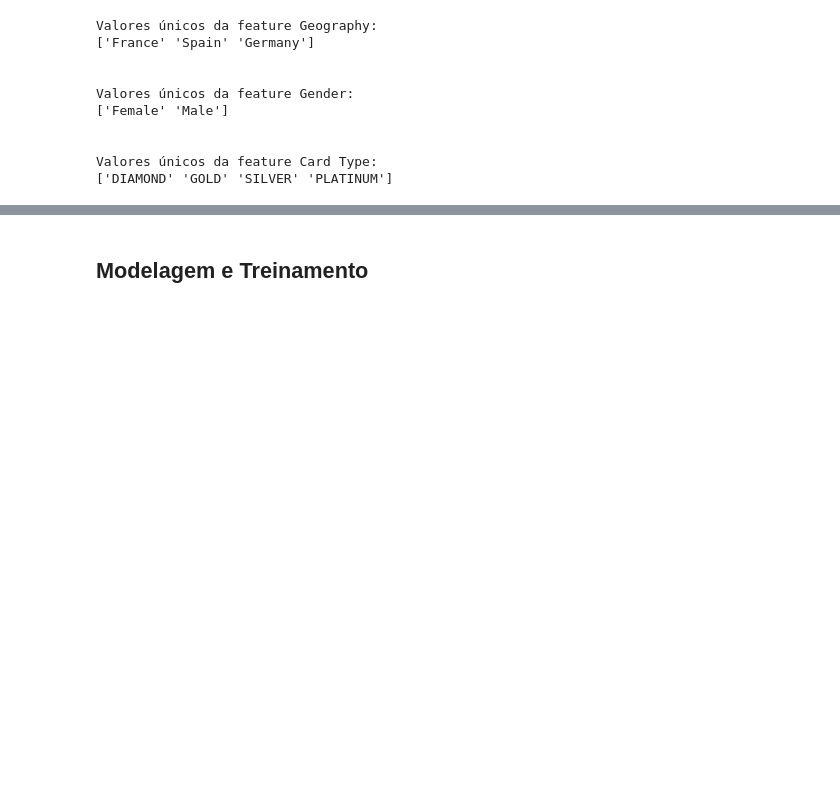
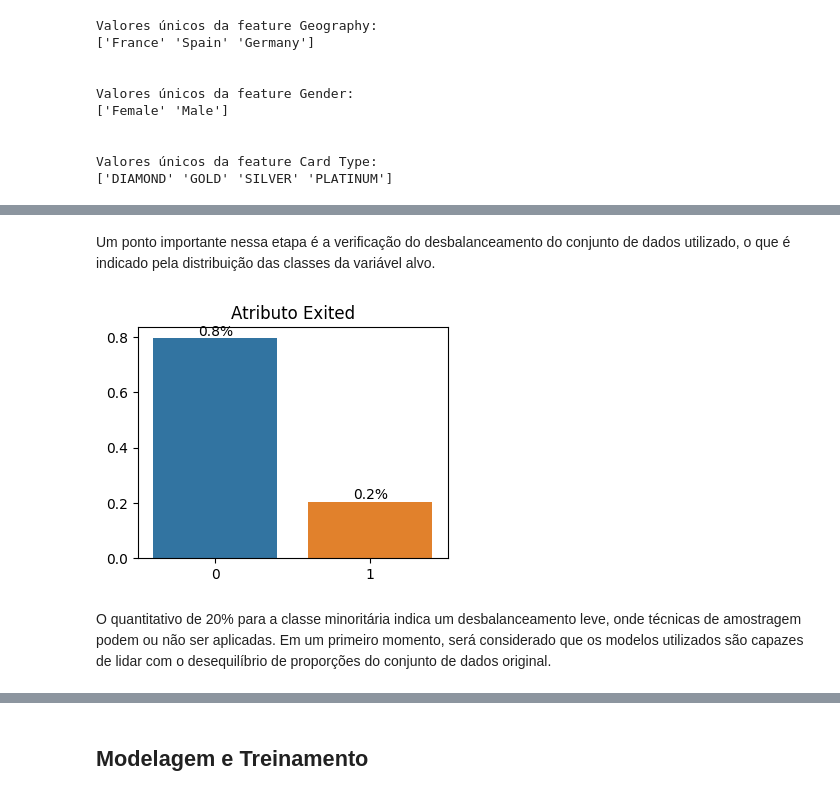
Before and after one commit to lcfdiniz/puc-rio, a Jupyter notebook: bank-customer-churn/bank_customer_churn.ipynb, the cells around one changed output, grey strips where cells are left out. Saved outputs shown, nothing was run; the diff lists cells and outputs as text; code cells hidden in the pictures; blank space fills up the shorter version.

Commit message:
:pencil: Iniciando a preparação dos dados

```diff
--- a/bank-customer-churn/bank_customer_churn.ipynb
+++ b/bank-customer-churn/bank_customer_churn.ipynb
@@ -182,0 +202,16 @@ A descrição de cada uma das features pode ser vista abaixo:
+# %% [markdown]
+Um ponto importante nessa etapa é a verificação do desbalanceamento do conjunto de dados utilizado, o que é indicado pela distribuição das classes da variável alvo.
+# %%
+def display_proportion(df, var):
+  plt.figure(figsize=(4, 3))
+  ax = sns.barplot(x=df[var].value_counts().index,
+                  y=df[var].value_counts(normalize=True).values)
+  plt.title(f"Atributo {var}")
+  for i, v in enumerate(df[var].value_counts(normalize=True).values):
+      ax.text(i, v+.01, f"{v:.1f}%", horizontalalignment='center')
+# %%
+display_proportion(df, "Exited")
+# %% [output]
+[figure, added]
+# %% [markdown]
+O quantitativo de 20% para a classe minoritária indica um desbalanceamento leve, onde técnicas de amostragem podem ou não ser aplicadas. Em um primeiro momento, será considerado que os modelos utilizados são capazes de lidar com o desequilíbrio de proporções do conjunto de dados original.
```
Also changed, not shown: parts of 10 cells of this notebook.
